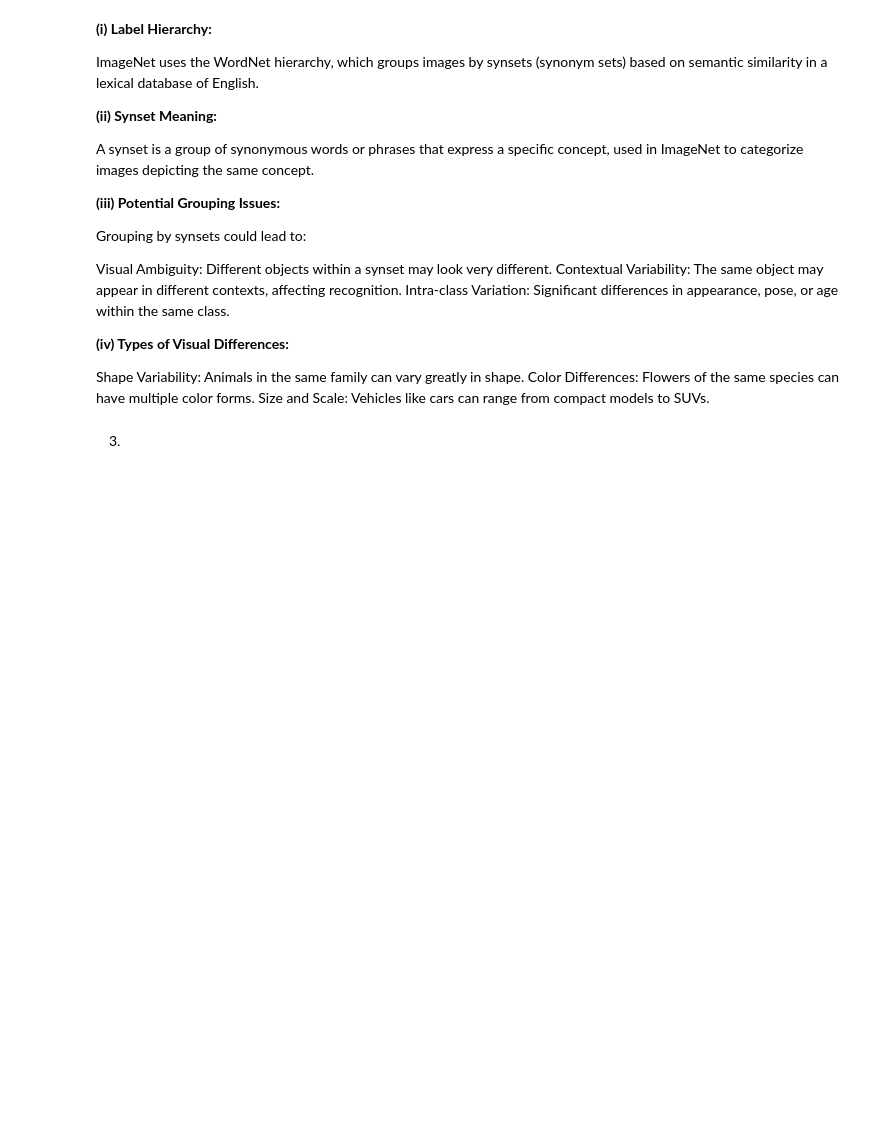
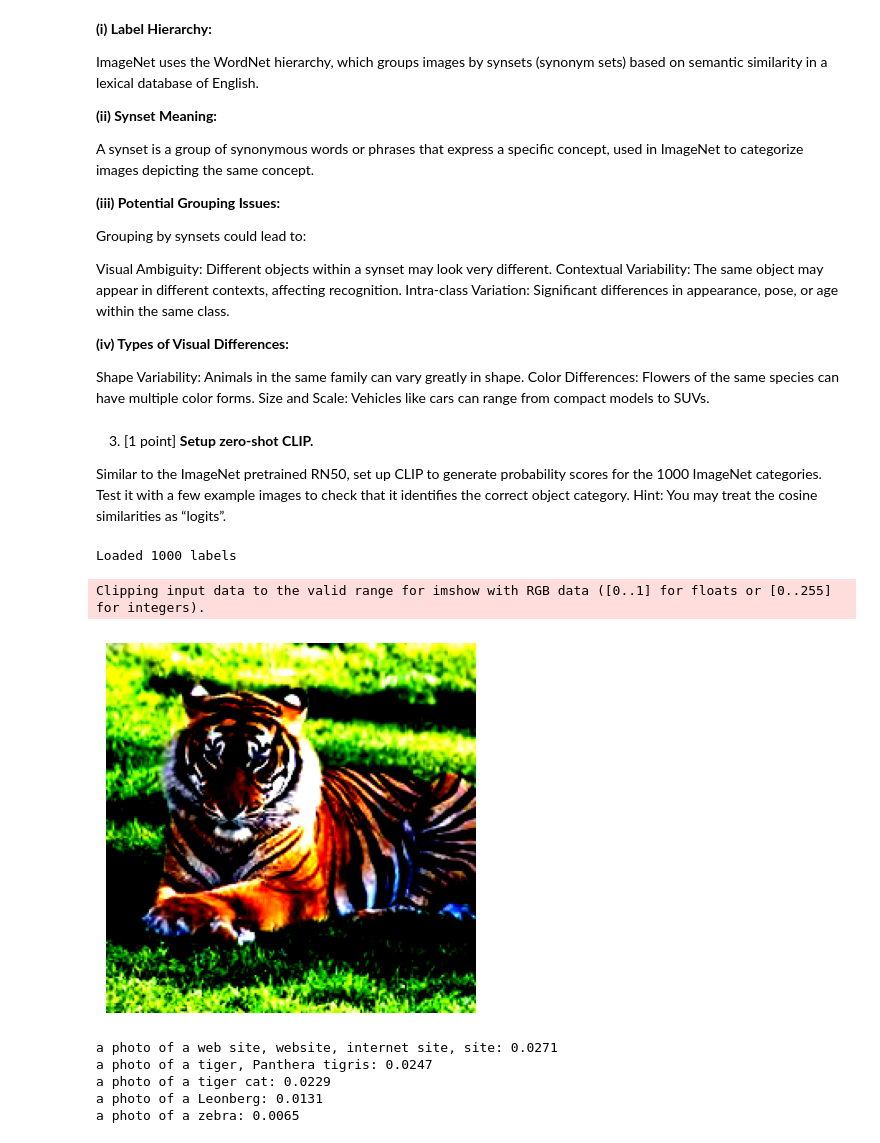
Before and after one commit to sunayana-981/CV, a Jupyter notebook: assignment4/clip.ipynb, the cells around one changed output. Drawn from its saved outputs; the diff is of its cells as text; code cells hidden in the pictures; blank space fills up the shorter version.

Commit message:
q2.4 data

```diff
--- a/assignment4/clip.ipynb
+++ b/assignment4/clip.ipynb
@@ -77,7 +77,7 @@ ResNet-50 model:
 import clip
 
 # Load the CLIP model with a ResNet-50 vision encoder
-clip_model, _ = clip.load("RN50")
+clip_model, preprocess = clip.load("RN50")
 
 #extracting the image encoder
 image_encoder = clip_model.visual
@@ -157,19 +157,54 @@ Intra-class Variation: Significant differences in appearance, pose, or age withi
 Shape Variability: Animals in the same family can vary greatly in shape.
 Color Differences: Flowers of the same species can have multiple color forms.
 Size and Scale: Vehicles like cars can range from compact models to SUVs.
-# %% [markdown]
-3.
+# %% [markdown]
+3. [1 point] **Setup zero-shot CLIP.**
+
+Similar to the ImageNet pretrained RN50, set up CLIP to generate probability scores for the 1000 ImageNet categories.
+Test it with a few example images to check that it identifies the correct object category. Hint: You may treat the cosine similarities as “logits”.
+# %%
+import clip
+import PIL.Image
+from torchvision.transforms import Compose, Resize, CenterCrop, ToTensor, Normalize
+import torch
+import numpy as np
+import matplotlib.pyplot as plt
+
+# Assuming you have CLIP installed and loaded
+clip_model, preprocess = clip.load('RN50', device='cpu')
+
+# Path to the LOC_synset_mapping.txt file
+synset_file_path = 'LOC_synset_mapping.txt'
+
+# Read the synset file and extract labels
+imagenet_labels = []
+with open(synset_file_path, 'r') as file:
+    for line in file:
+        parts = line.strip().split(' ', 1)
+        if len(parts) > 1:
+            imagenet_labels.append(parts[1])  # We only need the description part
+
+# Ensure labels are loaded
+print("Loaded", len(imagenet_labels), "labels")
+# %% [output]
+Loaded 1000 labels
+# %%
+# Load example image
+image_path = '3.jpeg'  # Replace with your image path
+image = preprocess(PIL.Image.open(image_path)).unsqueeze(0).to("cpu")
+
+# Prepare text prompts for ImageNet categories
+text_prompts = [f"a photo of a {label}" for label in imagenet_labels]
+text_tokens = clip.tokenize(text_prompts).to("cpu")
+
+#displaying the image
+plt.imshow(image[0].permute(1, 2, 0))
+plt.axis('off')
+plt.show()
+# %% [output]
+Clipping input data to the valid range for imshow with RGB data ([0..1] for floats or [0..255] for integers).
+[figure, added]
 # %%
-import PIL.Image
-
-# Load example image
-image_path = 'path_to_image.jpg'
-image = preprocess(PIL.Image.open(image_path)).unsqueeze(0).to("cpu")
-
-# Prepare text prompts for ImageNet categories
-imagenet_labels = [f"a photo of a {label}" for label in imagenet_categories]  # Assume 'imagenet_categories' is predefined
-text_tokens = clip.tokenize(imagenet_labels).to("cpu")
-
 # Calculate feature vectors
 with torch.no_grad():
     image_features = clip_model.encode_image(image)
@@ -183,4 +218,10 @@ top_probs, top_labels = logits.cpu().topk(5)
 
 # Print top categories
 for probability, label in zip(top_probs.squeeze(0), top_labels.squeeze(0)):
-    print(f"{imagenet_labels[label]}: {probability.item():.4f}")
+    print(f"{text_prompts[label]}: {probability.item():.4f}")
+# %% [output]
+a photo of a web site, website, internet site, site: 0.0271
+a photo of a tiger, Panthera tigris: 0.0247
+a photo of a tiger cat: 0.0229
+a photo of a Leonberg: 0.0131
+a photo of a zebra: 0.0065
```
Also changed, not shown: parts of 5 cells of this notebook, 13 other files.
